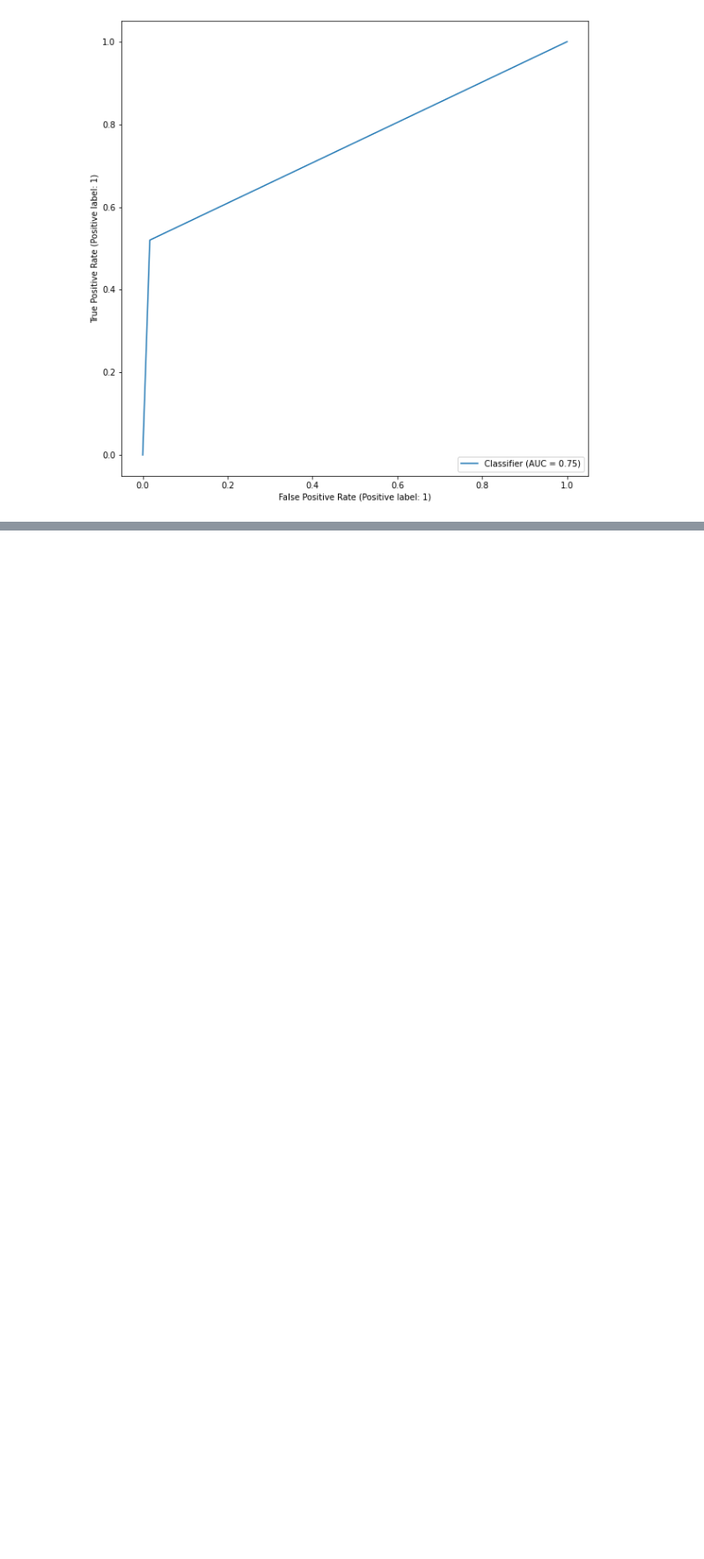
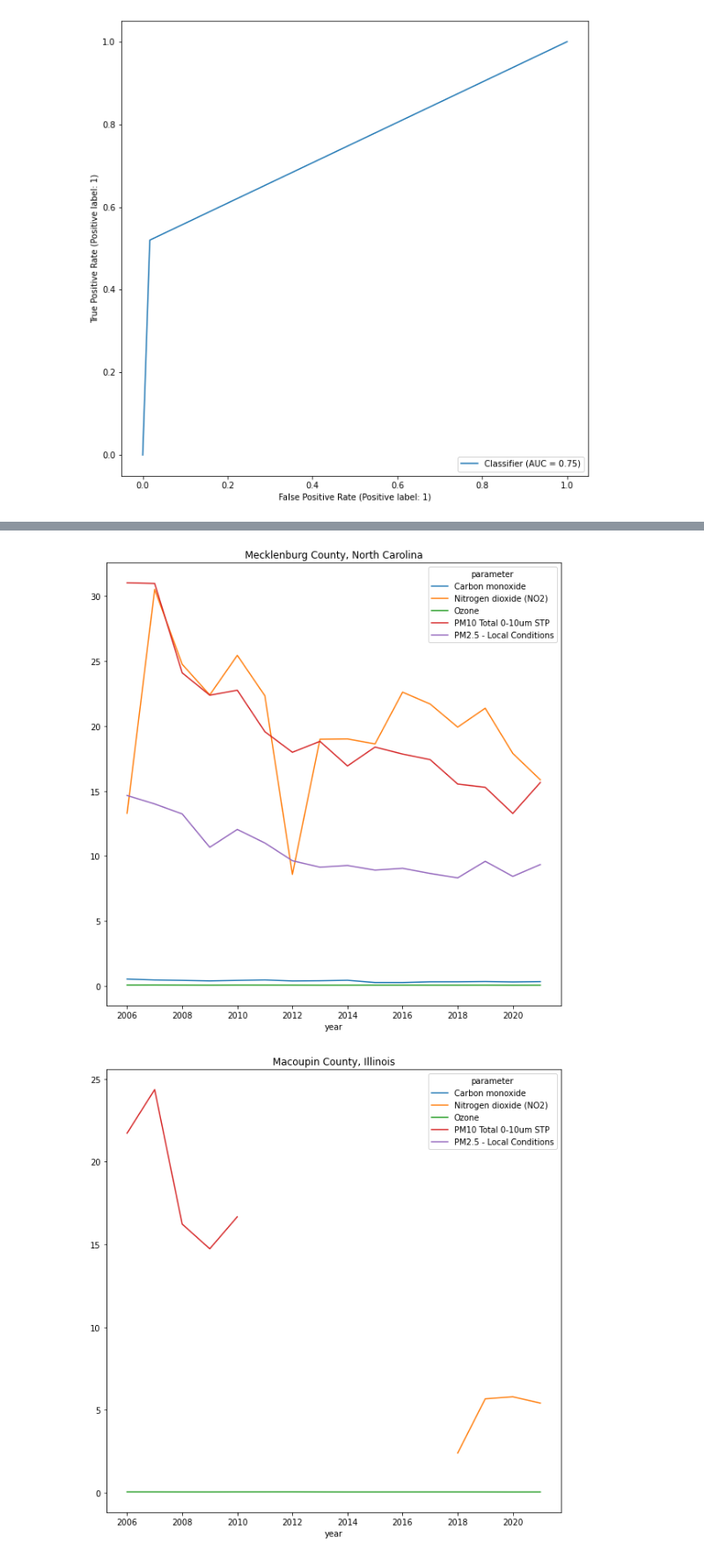
Before and after one commit to wdegraw93/low_birth_weight_vs_aqi_study, a Jupyter notebook: winston.ipynb, the cells around one changed output, grey strips where cells are left out. Shown at 88% size. Drawn from its saved outputs; the diff is of its cells as text; code cells hidden in the pictures; blank space fills up the shorter version.

```diff
--- a/winston.ipynb
+++ b/winston.ipynb
@@ -1039,0 +495,5 @@ Name: certification_indicator, dtype: int64
+# %%
+plot_county_pollutants(aqs, aqs[['county','state']].sample(10).values)
+# %% [output]
+[figure, added]
+[figure, added]
```
Also changed, not shown: parts of 111 cells of this notebook, 4 other files.
